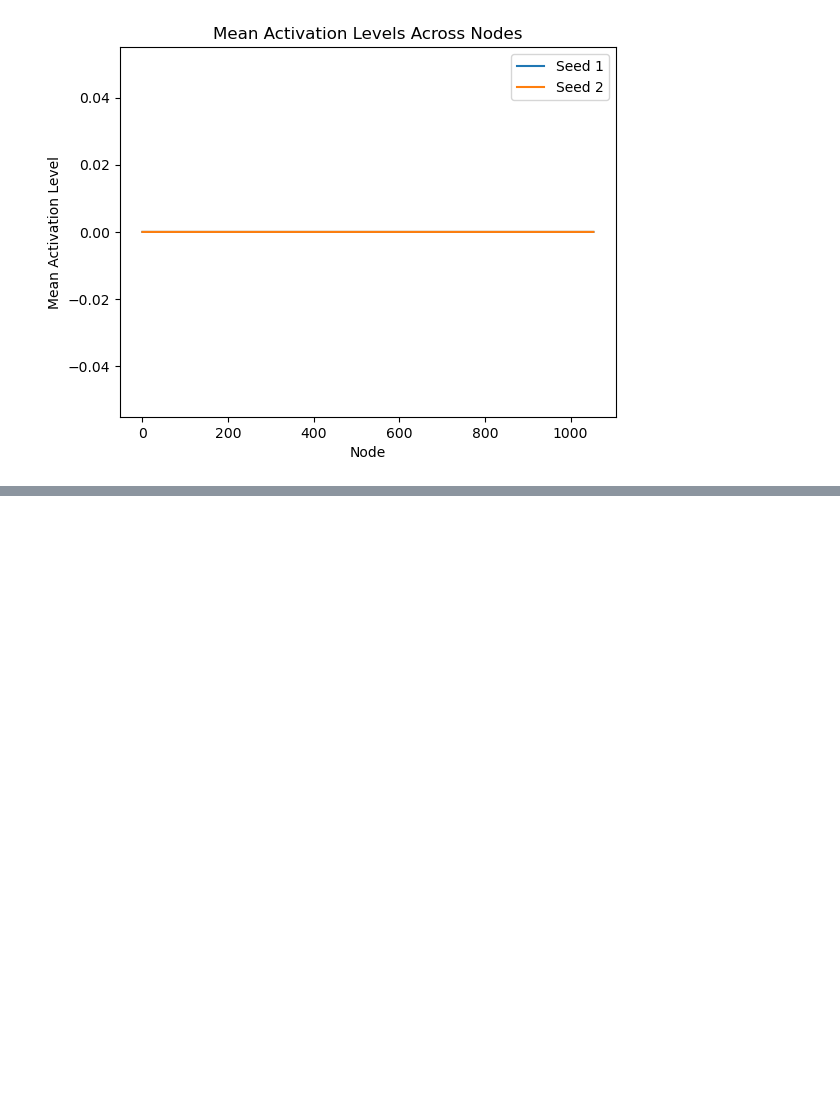
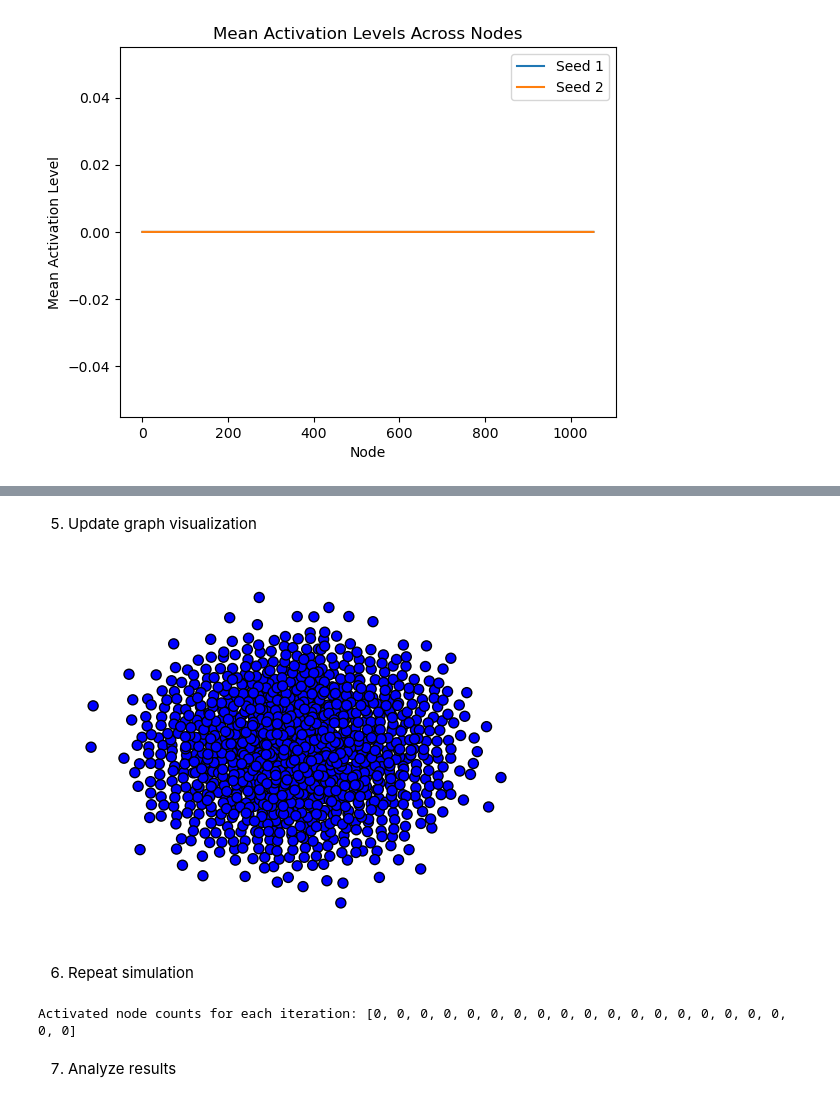
Before and after one commit to gabridele/linear-threshold-model, a Jupyter notebook: try1.ipynb, the cells around one changed output, grey strips where cells are left out. Saved outputs shown, nothing was run; the diff lists cells and outputs as text; code cells hidden in the pictures; blank space fills up the shorter version.

```diff
--- a/try1.ipynb
+++ b/try1.ipynb
@@ -336,0 +551,4 @@ TypeError: plotting not available
+# %%
+seed_nodes = select_two_random_seed_nodes(g)
+g = simulate_activation(g, seed_nodes)
+visualize_graph(g)
@@ -336,0 +622,37 @@ TypeError: plotting not available
+# %%
+#sanity check
+simulate_activation(g)
+# %% [markdown]
+5. Update graph visualization
+# %%
+def update_graph_visualization(graph):
+    """
+    Update the graph visualization with customized node colors and sizes representing activation states.
+
+    :param graph: igraph Graph object
+    """
+    # Define colors for activated and non-activated nodes
+    activated_color = "red"
+    non_activated_color = "blue"
+
+    # Define node size
+    node_size = 10  # Adjust the size as needed
+
+    # Create a list of colors for all nodes based on their activation states
+    node_colors = [activated_color if node["activated"] else non_activated_color for node in graph.vs]
+
+    # Set the size attribute for all nodes in the graph
+    graph.vs["size"] = node_size
+
+    # Define edge color
+    edge_color = "gray"
+
+    # Plot the graph with customized node colors and sizes, and include edges
+    plot(graph, bbox=(400, 400), vertex_color=node_colors, edge_color=edge_color)
+# %%
+#sanity check
+update_graph_visualization(g)
+# %% [output]
+[figure, added]
+# %% [markdown]
+6. Repeat simulation
@@ -336,0 +684,13 @@ TypeError: plotting not available
+# %%
+#sanity check
+
+# Specify the number of iterations
+num_iterations = 20
+
+# Repeat the simulation multiple times and store the results
+activated_counts_list = repeat_simulation(g, num_iterations)
+print("Activated node counts for each iteration:", activated_counts_list)
+# %% [output]
+Activated node counts for each iteration: [0, 0, 0, 0, 0, 0, 0, 0, 0, 0, 0, 0, 0, 0, 0, 0, 0, 0, 0, 0]
+# %% [markdown]
+7. Analyze results
```
Also changed, not shown: parts of 29 cells of this notebook.
